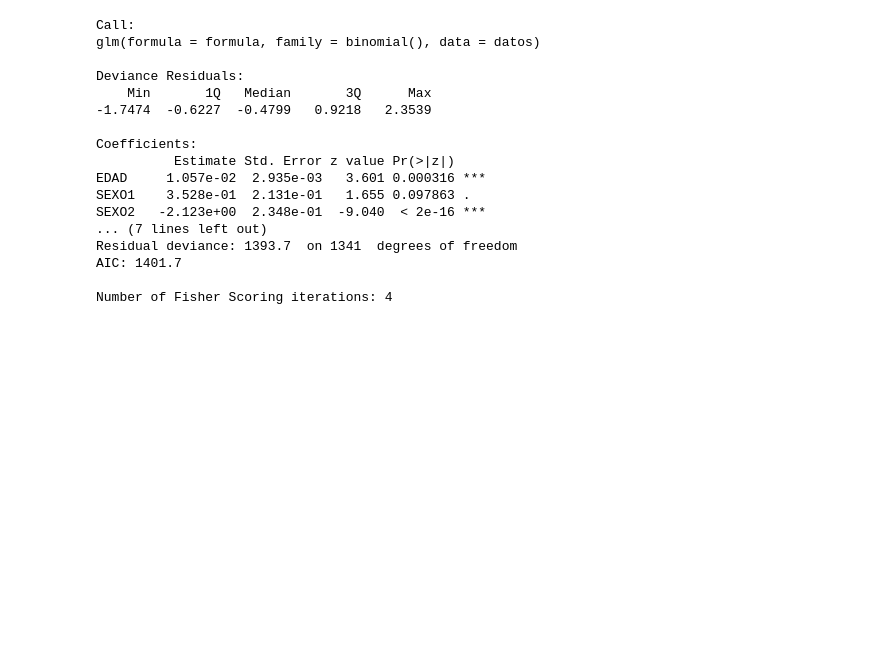
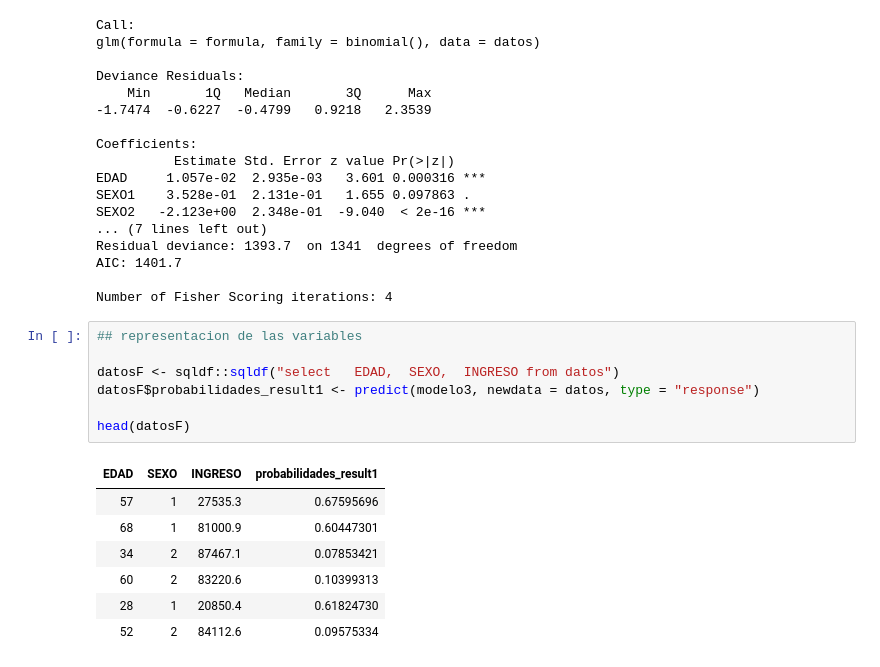
Before and after one commit to aronlo/analitica, a Jupyter notebook: S5/S5_1_Regresion_logistica_R.ipynb, the cells around one changed output. Saved outputs shown, nothing was run; the diff lists cells and outputs as text; blank space fills up the shorter version.

```diff
--- a/S5/S5_1_Regresion_logistica_R.ipynb
+++ b/S5/S5_1_Regresion_logistica_R.ipynb
@@ -256,3 +261,18 @@ Residual deviance: 1393.7  on 1341  degrees of freedom
 AIC: 1401.7
 
 Number of Fisher Scoring iterations: 4
+# %%
+## representacion de las variables
+
+datosF <- sqldf::sqldf("select   EDAD,  SEXO,  INGRESO from datos")
+datosF$probabilidades_result1 <- predict(modelo3, newdata = datos, type = "response")
+
+head(datosF)
+# %% [output]
+| EDAD | SEXO | INGRESO | probabilidades_result1 |
+| 57 | 1 | 27535.3 | 0.67595696 |
+| 68 | 1 | 81000.9 | 0.60447301 |
+| 34 | 2 | 87467.1 | 0.07853421 |
+| 60 | 2 | 83220.6 | 0.10399313 |
+| 28 | 1 | 20850.4 | 0.61824730 |
+| 52 | 2 | 84112.6 | 0.09575334 |
```
Also changed, not shown: parts of 33 cells of this notebook, 5 other files.
